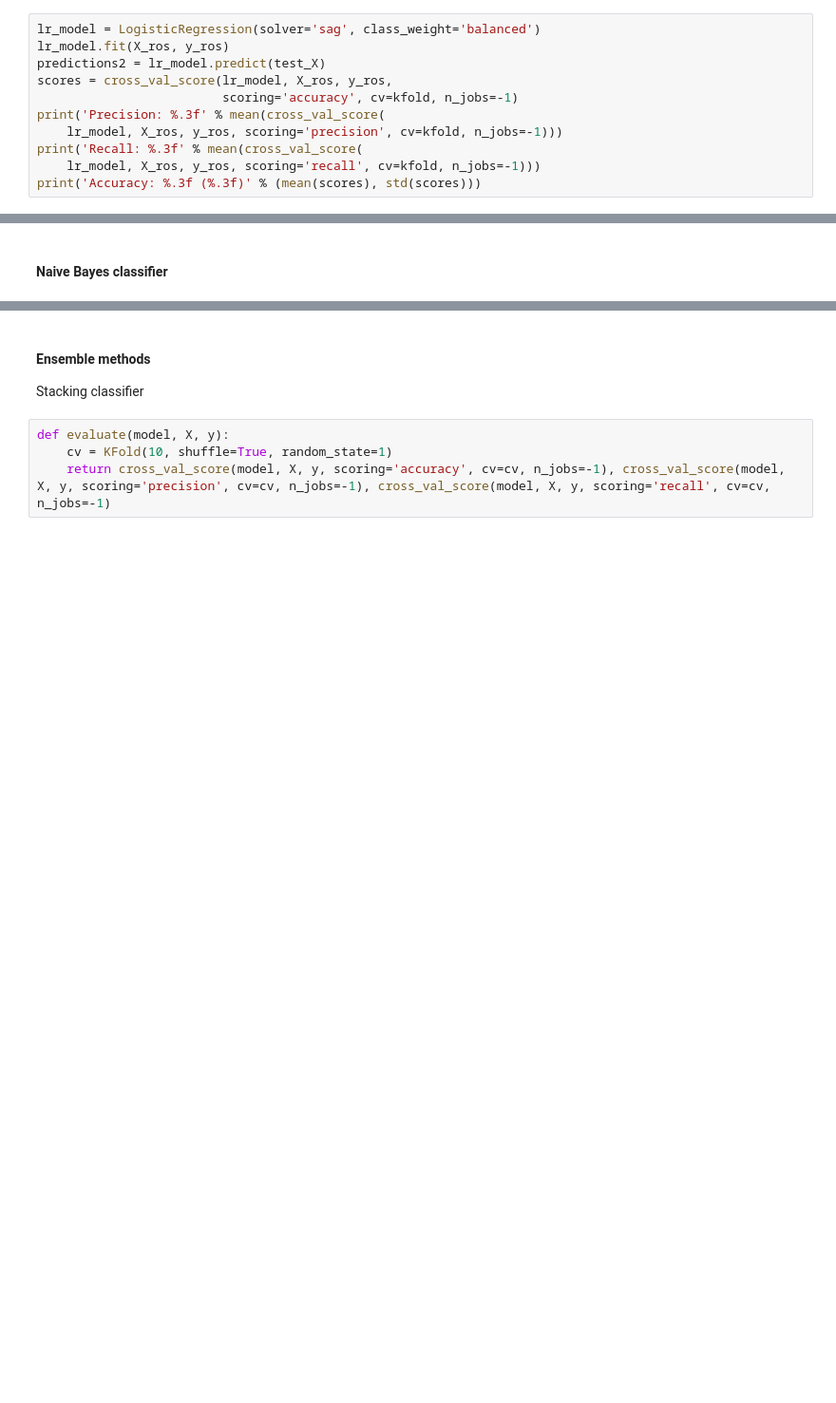
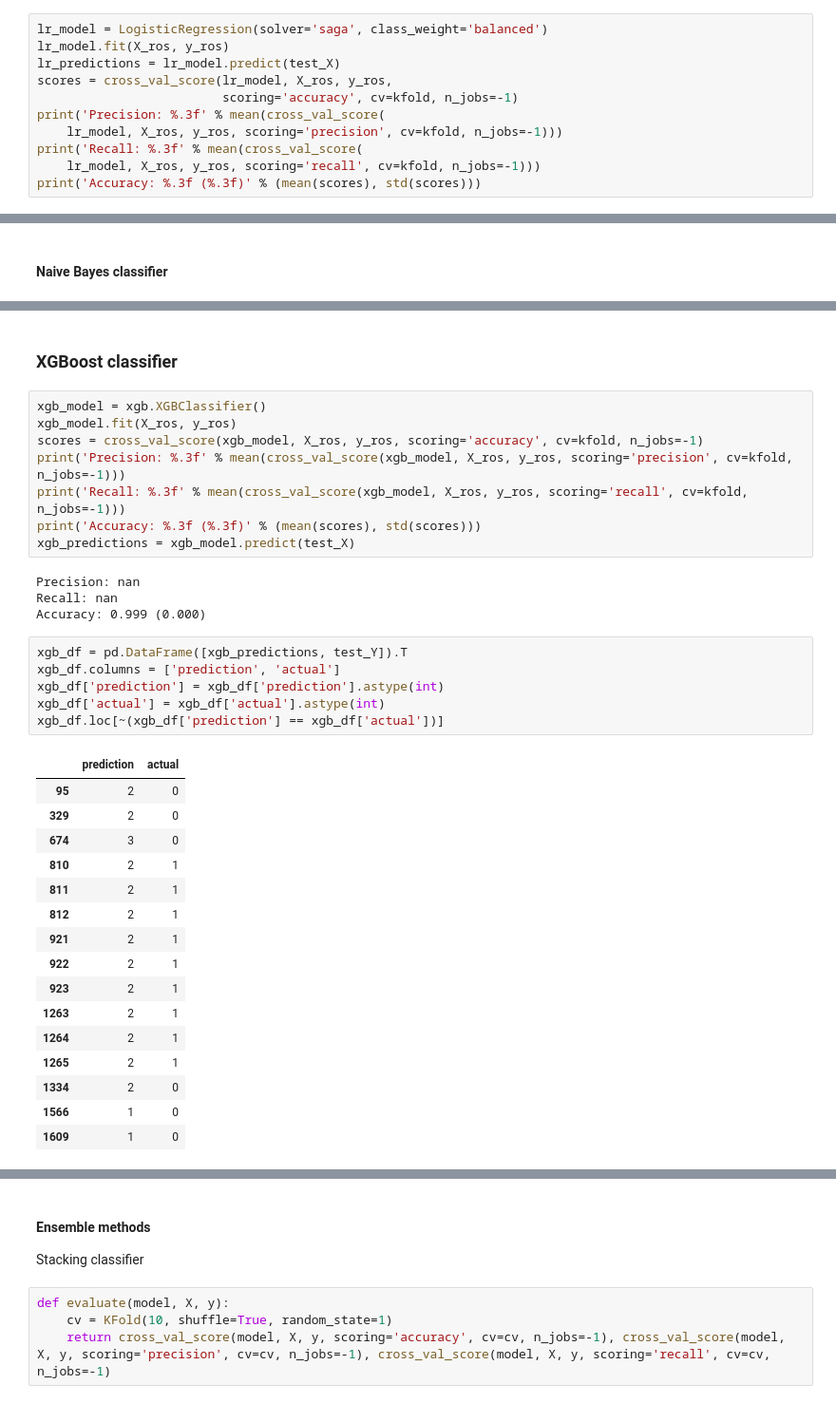
Before and after one commit to palmafr/MDPIData2022, a Jupyter notebook: ml_models.ipynb, the cells around one changed output, grey strips where cells are left out. Shown at 95% size. Saved outputs shown, nothing was run; the diff lists cells and outputs as text; blank space fills up the shorter version.

Commit message:
Minor bug fixes + code optimizations + XGBoost added

```diff
--- a/ml_models.ipynb
+++ b/ml_models.ipynb
@@ -250,9 +305,9 @@ knn_df.loc[knn_df.prediction==1].shape[0]
 # %% [markdown]
 #### Logistic regression
 # %%
-lr_model = LogisticRegression(solver='sag', class_weight='balanced')
+lr_model = LogisticRegression(solver='saga', class_weight='balanced')
 lr_model.fit(X_ros, y_ros)
-predictions2 = lr_model.predict(test_X)
+lr_predictions = lr_model.predict(test_X)
 scores = cross_val_score(lr_model, X_ros, y_ros,
                          scoring='accuracy', cv=kfold, n_jobs=-1)
 print('Precision: %.3f' % mean(cross_val_score(
@@ -277,0 +337,37 @@ Accuracy: 0.705 (0.019)
+# %% [markdown]
+### XGBoost classifier
+# %%
+xgb_model = xgb.XGBClassifier()
+xgb_model.fit(X_ros, y_ros)
+scores = cross_val_score(xgb_model, X_ros, y_ros, scoring='accuracy', cv=kfold, n_jobs=-1)
+print('Precision: %.3f' % mean(cross_val_score(xgb_model, X_ros, y_ros, scoring='precision', cv=kfold, n_jobs=-1)))
+print('Recall: %.3f' % mean(cross_val_score(xgb_model, X_ros, y_ros, scoring='recall', cv=kfold, n_jobs=-1)))
+print('Accuracy: %.3f (%.3f)' % (mean(scores), std(scores)))
+xgb_predictions = xgb_model.predict(test_X)
+# %% [output]
+Precision: nan
+Recall: nan
+Accuracy: 0.999 (0.000)
+# %%
+xgb_df = pd.DataFrame([xgb_predictions, test_Y]).T
+xgb_df.columns = ['prediction', 'actual']
+xgb_df['prediction'] = xgb_df['prediction'].astype(int)
+xgb_df['actual'] = xgb_df['actual'].astype(int)
+xgb_df.loc[~(xgb_df['prediction'] == xgb_df['actual'])]
+# %% [output]
+|  | prediction | actual |
+| 95 | 2 | 0 |
+| 329 | 2 | 0 |
+| 674 | 3 | 0 |
+| 810 | 2 | 1 |
+| 811 | 2 | 1 |
+| 812 | 2 | 1 |
+| 921 | 2 | 1 |
+| 922 | 2 | 1 |
+| 923 | 2 | 1 |
+| 1263 | 2 | 1 |
+| 1264 | 2 | 1 |
+| 1265 | 2 | 1 |
+| 1334 | 2 | 0 |
+| 1566 | 1 | 0 |
+| 1609 | 1 | 0 |
```
Also changed, not shown: parts of 36 cells of this notebook.
